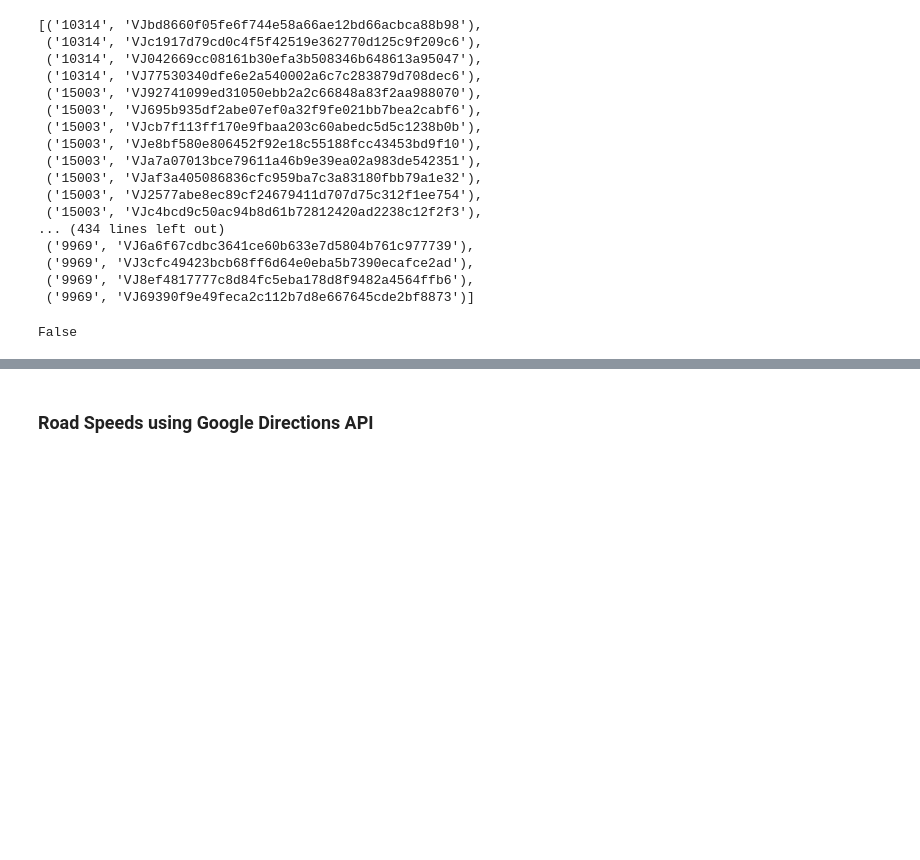
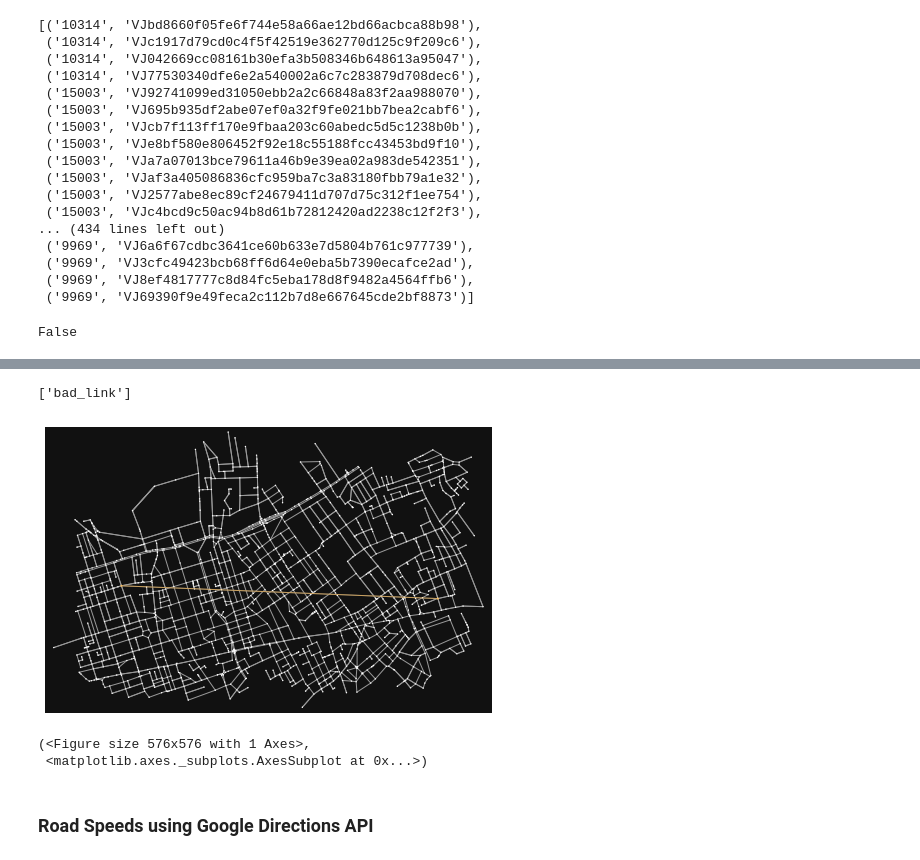
Before and after one commit to arup-group/genet, a Jupyter notebook: notebooks/GeNet walk-through.ipynb, the cells around one changed output, grey strips where cells are left out. Saved outputs shown, nothing was run; the diff lists cells and outputs as text; code cells hidden in the pictures; blank space fills up the shorter version.

```diff
--- a/notebooks/GeNet walk-through.ipynb
+++ b/notebooks/GeNet walk-through.ipynb
@@ -742,0 +749,3 @@ False
+# %%
+# this network doesn't have bad links, add one for demonstrative purposes
+n.add_link('bad_link', '108209', '338501923', attribs={'length': 1001})
@@ -743,3 +763,13 @@ False
+# %%
+bad_snap_links
+# %% [output]
+['bad_link']
+# %%
+gn.utils.plot.plot_graph_routes(n.graph, [['108209', '338501923']], filename='routes')
+# %% [output]
+[figure, added]
+(<Figure size 576x576 with 1 Axes>,
+ <matplotlib.axes._subplots.AxesSubplot at 0x...>)
 # %% [markdown]
 ### Road Speeds using Google Directions API
 # %% [raw]
```
Also changed, not shown: parts of 40 cells of this notebook.
